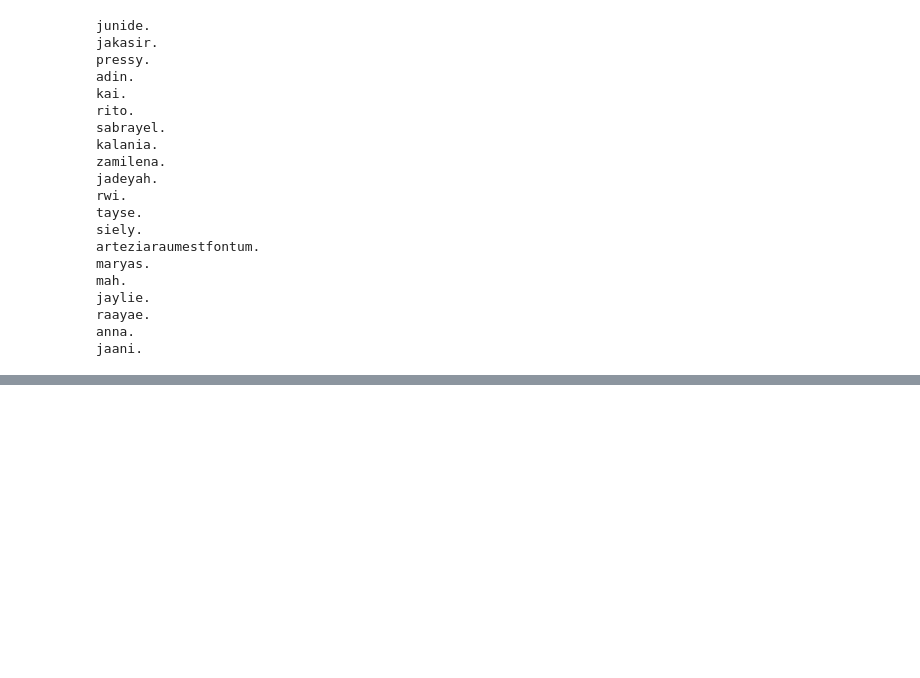
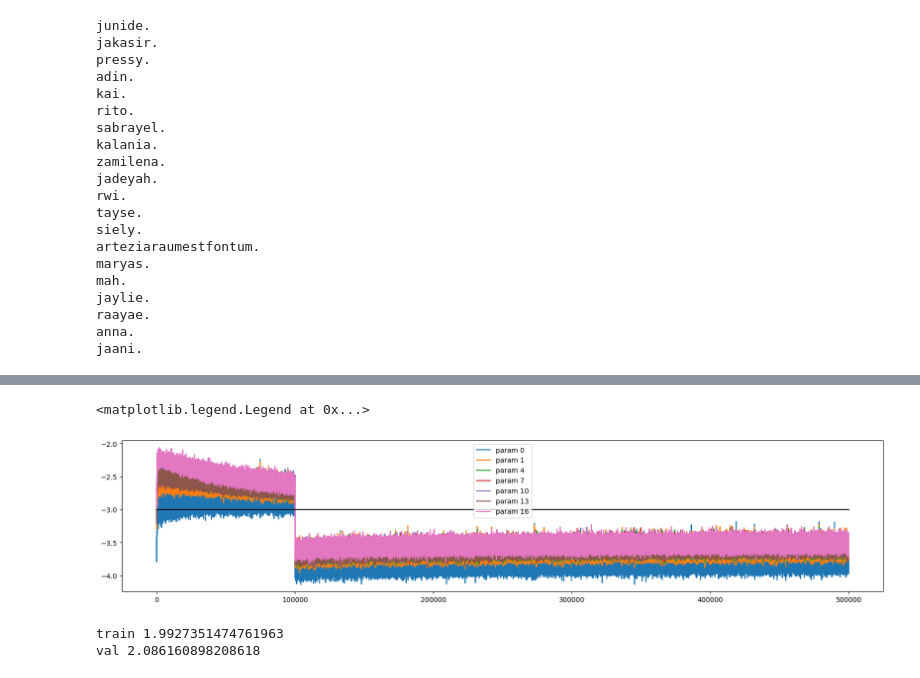
Before and after one commit to AndrewTaylor704/AI_Learning, a Jupyter notebook: makemore_lecture4.ipynb, the cells around one changed output, grey strips where cells are left out. Cells and saved outputs as stored; diff of their text form; code cells hidden in the pictures; blank space fills up the shorter version.

```diff
--- a/makemore_lecture4.ipynb
+++ b/makemore_lecture4.ipynb
@@ -231,0 +440,35 @@ jaani.
+# %%
+plt.figure(figsize=(20,4))
+legends = []
+for i, p in enumerate(parameters):
+    if p.ndim == 2:
+        plt.plot([ud[j][i] for j in range(len(ud))])
+        legends.append('param %d' % i)
+plt.plot([0, len(ud)], [-3, -3], 'k')
+plt.legend(legends)
+# %% [output]
+<matplotlib.legend.Legend at 0x...>
+[figure, added]
+# %%
+@torch.no_grad() # this decorator disables gradient tracking
+def split_loss(split):
+    x,y = {
+        'train': (Xtr, Ytr),
+        'val': (Xdev, Ydev),
+        'test': (Xte, Yte),
+    }[split]
+    emb = C[x] # (N, block_size, n_embd)
+    x = emb.view(emb.shape[0], -1) # concat into (N, block_size * n_embd)
+    for layer in layers:
+        x = layer(x)
+    loss = F.cross_entropy(x, y)
+    print(split, loss.item())
+
+# put layers into eval mode
+for layer in layers:
+    layer.training = False
+split_loss('train')
+split_loss('val')
+# %% [output]
+train 1.9927351474761963
+val 2.086160898208618
```
Also changed, not shown: parts of 7 cells of this notebook, 1 other file.
